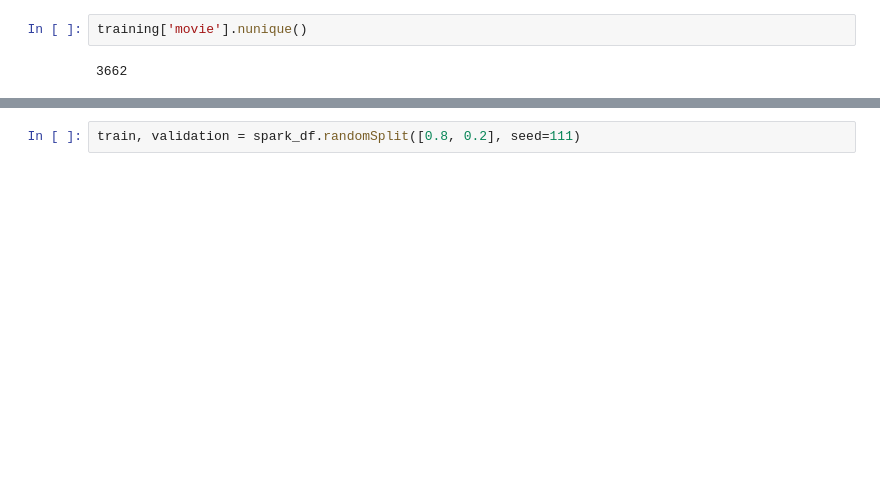
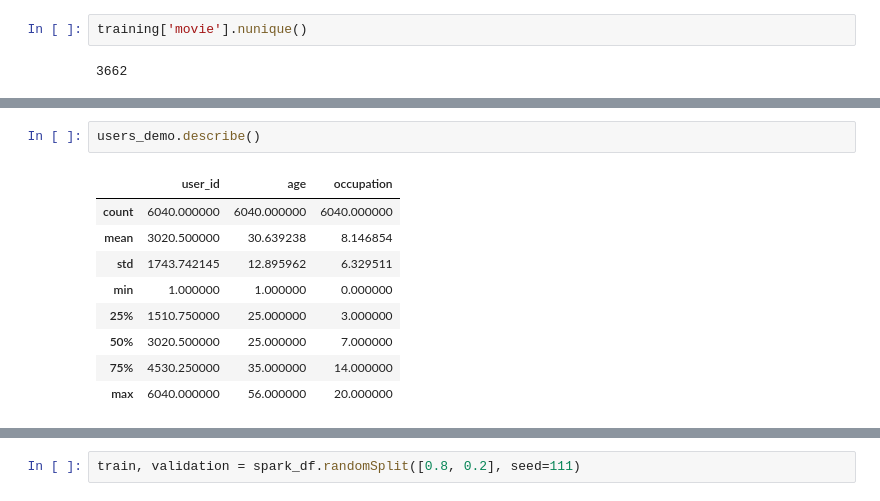
Before and after one commit to mkpetterson/recommender_study, a Jupyter notebook: cindy.ipynb, the cells around one changed output, grey strips where cells are left out. Cells and saved outputs as stored; diff of their text form; blank space fills up the shorter version.

```diff
--- a/cindy.ipynb
+++ b/cindy.ipynb
@@ -99,0 +151,12 @@ training['movie'].nunique()
+# %%
+users_demo.describe()
+# %% [output]
+|  | user_id | age | occupation |
+| count | 6040.000000 | 6040.000000 | 6040.000000 |
+| mean | 3020.500000 | 30.639238 | 8.146854 |
+| std | 1743.742145 | 12.895962 | 6.329511 |
+| min | 1.000000 | 1.000000 | 0.000000 |
+| 25% | 1510.750000 | 25.000000 | 3.000000 |
+| 50% | 3020.500000 | 25.000000 | 7.000000 |
+| 75% | 4530.250000 | 35.000000 | 14.000000 |
+| max | 6040.000000 | 56.000000 | 20.000000 |
```
Also changed, not shown: parts of 51 cells of this notebook, 1 other file.
